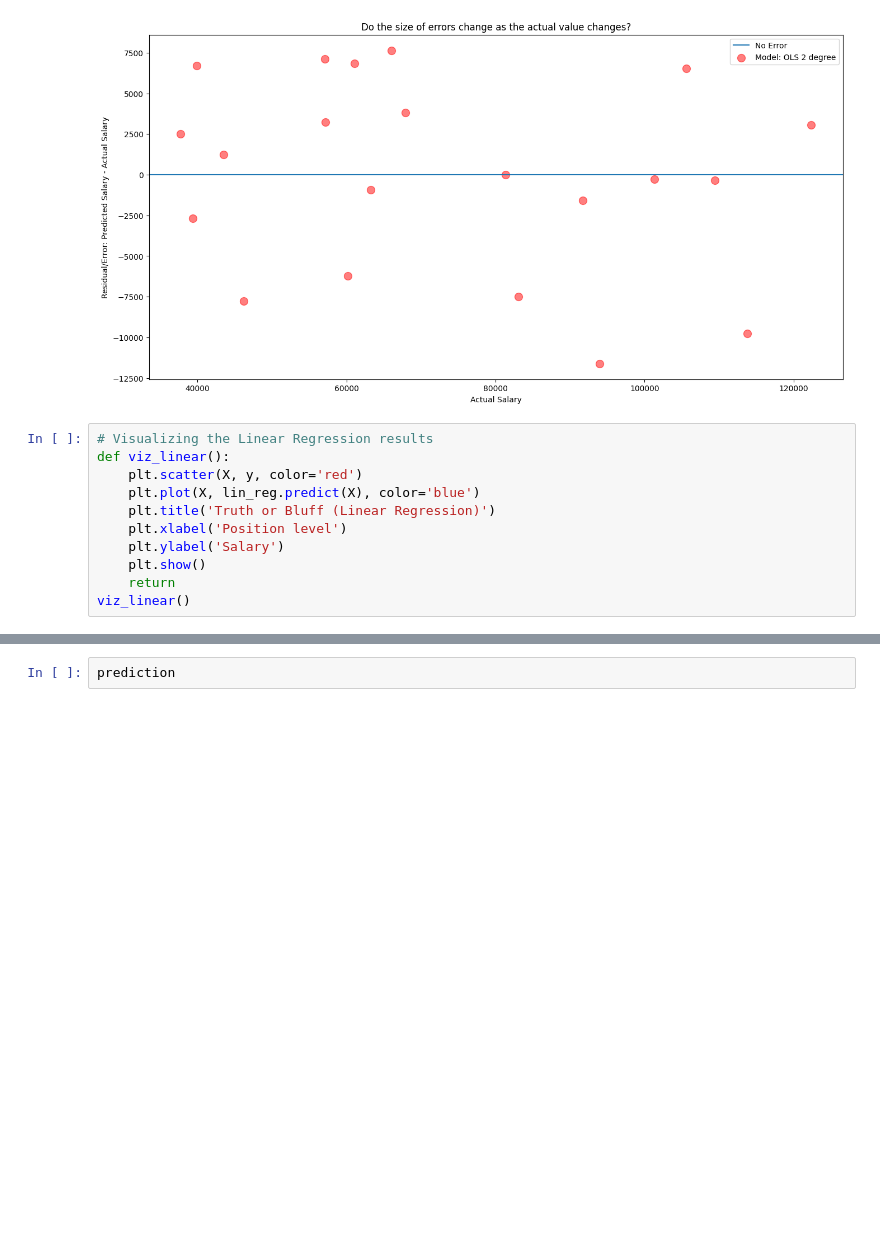
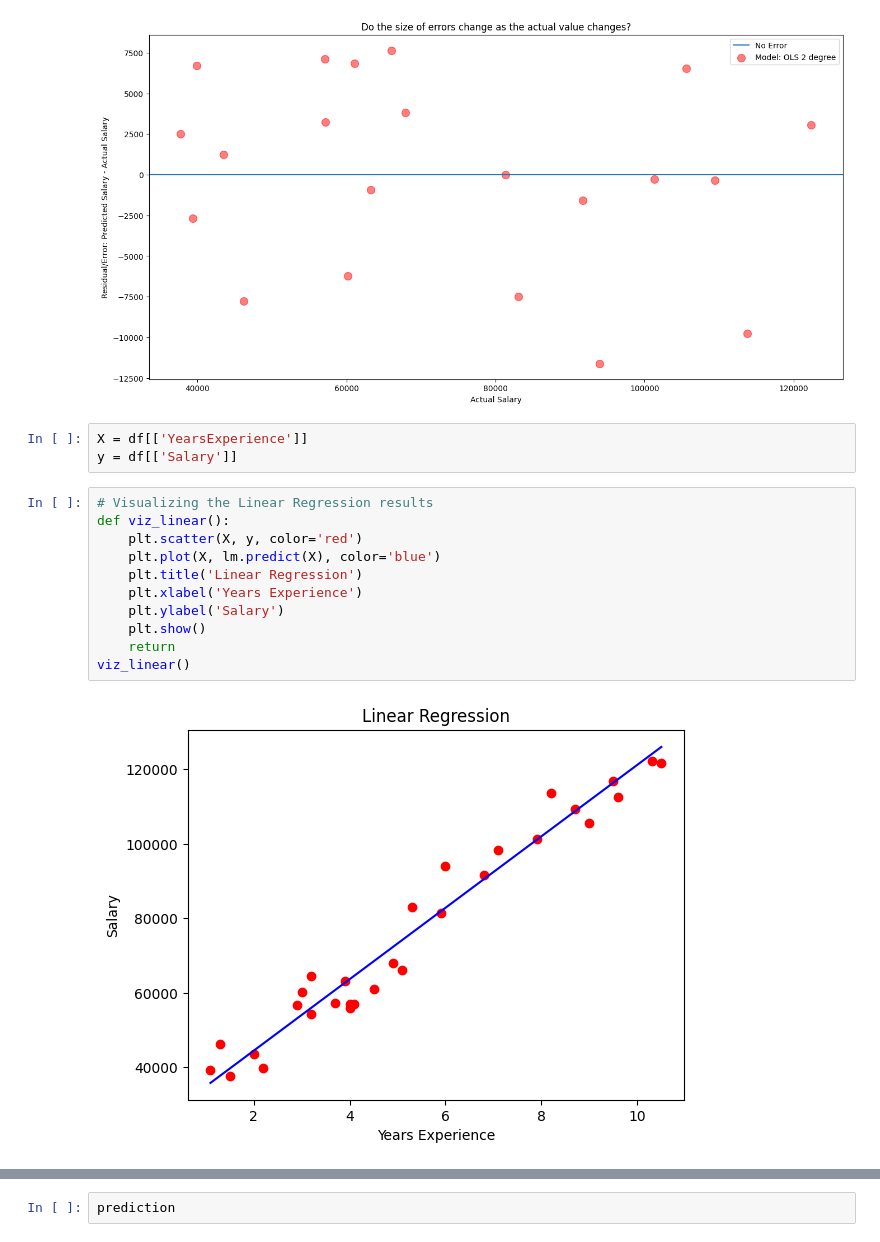
Before and after one commit to Ken-Alviola/CSC525, a Jupyter notebook: Mod3_CT.ipynb, the cells around one changed output, grey strips where cells are left out. Saved outputs shown, nothing was run; the diff lists cells and outputs as text; blank space fills up the shorter version.

```diff
--- a/Mod3_CT.ipynb
+++ b/Mod3_CT.ipynb
@@ -226,14 +271,19 @@ plt.annotate("No obvious residual trend, model captures data well",(100,100))
 plt.show()
 # %% [output]
 [figure]
+# %%
+X = df[['YearsExperience']]
+y = df[['Salary']]
 # %%
 # Visualizing the Linear Regression results
 def viz_linear():
     plt.scatter(X, y, color='red')
-    plt.plot(X, lin_reg.predict(X), color='blue')
-    plt.title('Truth or Bluff (Linear Regression)')
-    plt.xlabel('Position level')
+    plt.plot(X, lm.predict(X), color='blue')
+    plt.title('Linear Regression')
+    plt.xlabel('Years Experience')
     plt.ylabel('Salary')
     plt.show()
     return
 viz_linear()
+# %% [output]
+[figure, added]
```
Also changed, not shown: parts of 8 cells of this notebook.
